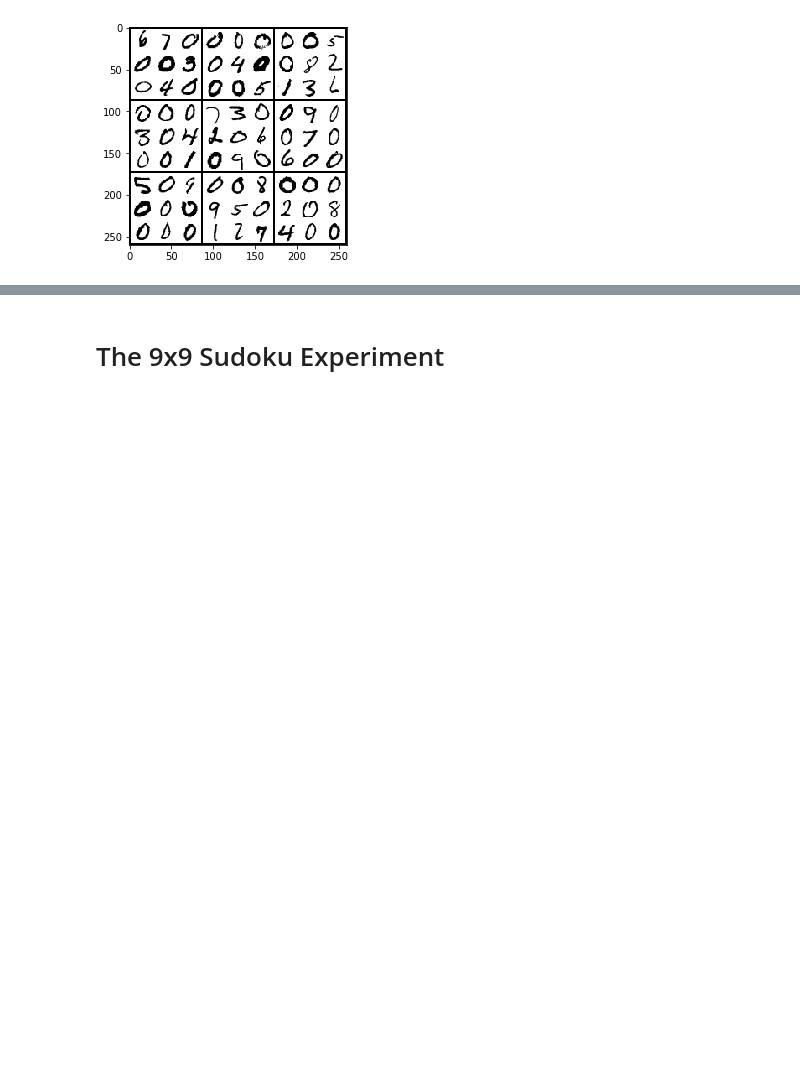
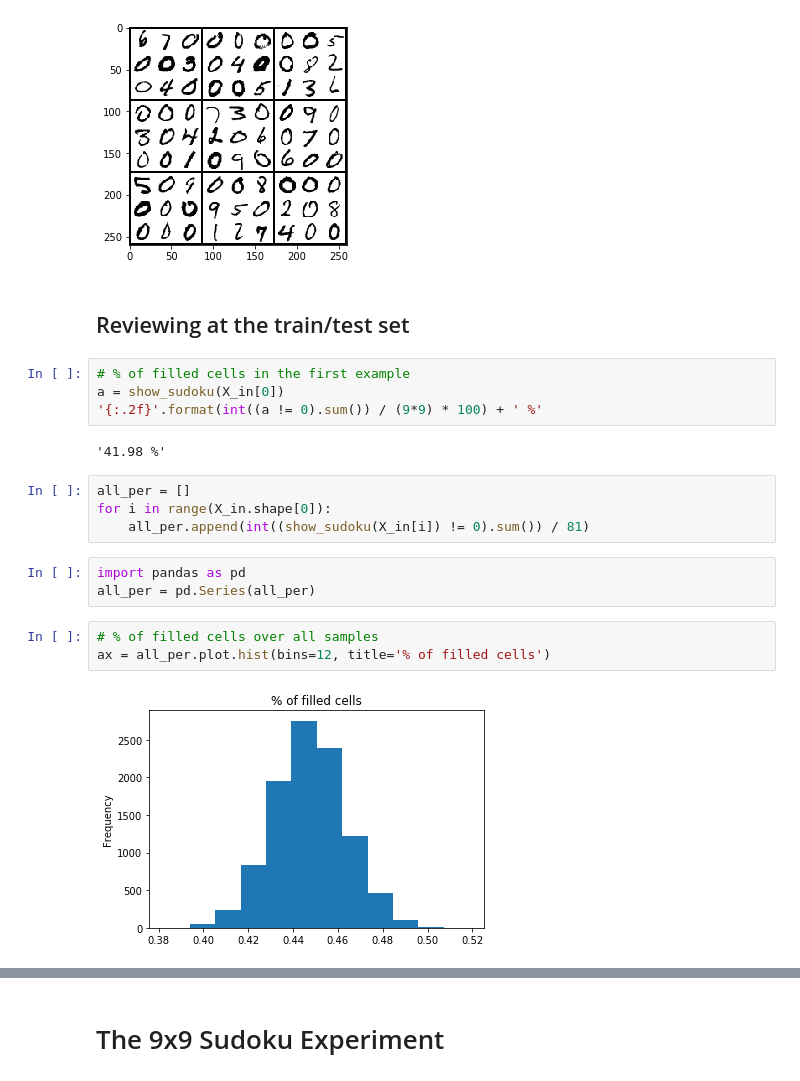
Before and after one commit to paulperry/SATNet, a Jupyter notebook: notebooks/Learning and Solving Sudoku via SATNet.ipynb, the cells around one changed output, grey strips where cells are left out. Cells and saved outputs as stored; diff of their text form; blank space fills up the shorter version.

Commit message:
test against platinum blonde

```diff
--- a/notebooks/Learning and Solving Sudoku via SATNet.ipynb
+++ b/notebooks/Learning and Solving Sudoku via SATNet.ipynb
@@ -223,3 +239,23 @@ tensor([0., 0., 0., 0., 0., 1., 0., 0., 0., 0., 0., 0., 0., 0., 0., 1., 0., 0.,
         0., 0., 0., 0., 0., 0., 0., 0., 0.], device='cuda:0')
 ## MNIST Sudoku
 [figure]
+# %% [markdown]
+## Reviewing at the train/test set
+# %%
+# % of filled cells in the first example
+a = show_sudoku(X_in[0])
+'{:.2f}'.format(int((a != 0).sum()) / (9*9) * 100) + ' %'
+# %% [output]
+'41.98 %'
+# %%
+all_per = []
+for i in range(X_in.shape[0]):
+    all_per.append(int((show_sudoku(X_in[i]) != 0).sum()) / 81)
+# %%
+import pandas as pd
+all_per = pd.Series(all_per)
+# %%
+# % of filled cells over all samples
+ax = all_per.plot.hist(bins=12, title='% of filled cells')
+# %% [output]
+[figure, added]
```
Also changed, not shown: parts of 35 cells of this notebook.
